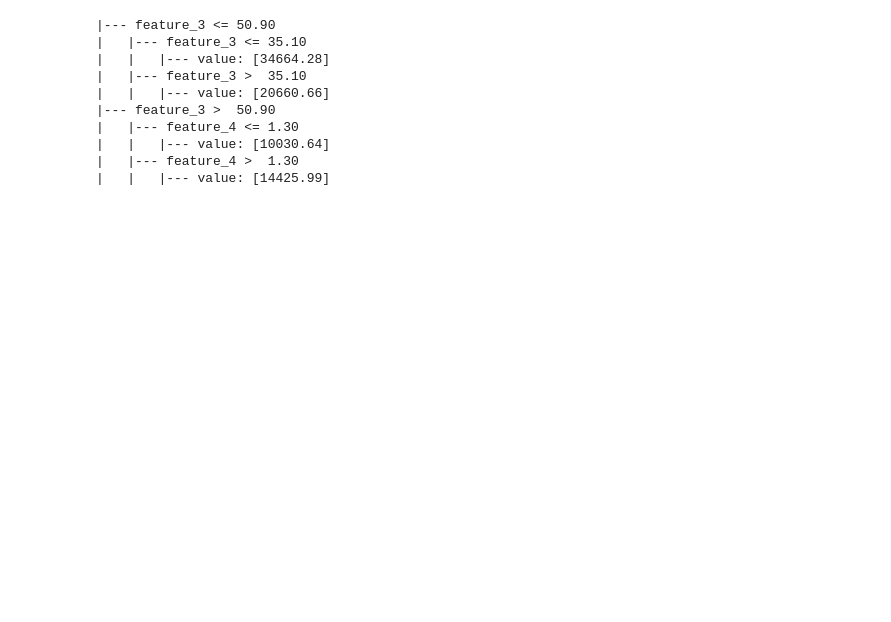
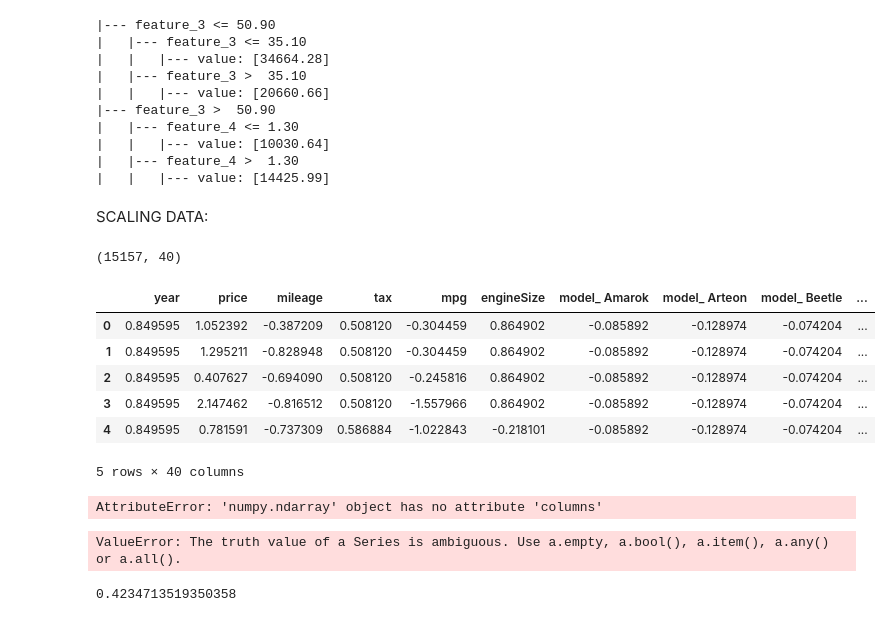
Before and after one commit to D3sert/Task2Regression, a Jupyter notebook: Regression.ipynb, the cells around one changed output. Saved outputs shown, nothing was run; the diff lists cells and outputs as text; code cells hidden in the pictures; blank space fills up the shorter version.

```diff
--- a/Regression.ipynb
+++ b/Regression.ipynb
@@ -303,3 +310,25 @@ print(tree.export_text(DTR))
 |   |   |--- value: [10030.64]
 |   |--- feature_4 >  1.30
 |   |   |--- value: [14425.99]
+# %% [markdown]
+SCALING DATA:
+# %%
+data_vw = pd.read_csv("Data/vw.csv")
+data_vw_expanded = pd.get_dummies(data_vw)
+# %%
+from sklearn.preprocessing import StandardScaler
+
+std = StandardScaler()
+data_vw_expanded_std = std.fit_transform(data_vw_expanded)
+data_vw_expanded_std = pd.DataFrame(data_vw_expanded_std, columns = data_vw_expanded.columns)
+print(data_vw_expanded_std.shape)
+data_vw_expanded_std.head()
+# %% [output]
+(15157, 40)
+|  | year | price | mileage | tax | mpg | engineSize | model_ Amarok | model_ Arteon | model_ Beetle | ... |
+| 0 | 0.849595 | 1.052392 | -0.387209 | 0.508120 | -0.304459 | 0.864902 | -0.085892 | -0.128974 | -0.074204 | ... |
+| 1 | 0.849595 | 1.295211 | -0.828948 | 0.508120 | -0.304459 | 0.864902 | -0.085892 | -0.128974 | -0.074204 | ... |
+| 2 | 0.849595 | 0.407627 | -0.694090 | 0.508120 | -0.245816 | 0.864902 | -0.085892 | -0.128974 | -0.074204 | ... |
+| 3 | 0.849595 | 2.147462 | -0.816512 | 0.508120 | -1.557966 | 0.864902 | -0.085892 | -0.128974 | -0.074204 | ... |
+| 4 | 0.849595 | 0.781591 | -0.737309 | 0.586884 | -1.022843 | -0.218101 | -0.085892 | -0.128974 | -0.074204 | ... |
+5 rows × 40 columns
@@ -305,0 +349,8 @@ print(tree.export_text(DTR))
+# %%
+std = StandardScaler()
+d_vw_scaled = std.fit_transform(d_vw)
+d_vw_scaled = pd.DataFrame(d_vw_scaled, columns = feat)
+print(d_vw_scaled.shape)
+d_vw_scaled.head()
+# %% [output]
+AttributeError: 'numpy.ndarray' object has no attribute 'columns'
@@ -305,0 +359,16 @@ print(tree.export_text(DTR))
+# %%
+# Initiating the Node
+root = NodeRegression(y_train, X_train, max_depth=2, min_samples_split=3)
+# Growing the tree
+root.grow_tree()
+# Printing tree
+root.print_tree()
+# %% [output]
+ValueError: The truth value of a Series is ambiguous. Use a.empty, a.bool(), a.item(), a.any() or a.all().
+# %%
+DTR = DecisionTreeRegressor(max_depth=2, min_samples_split=3)
+DTR.fit(X_train, y_train)
+y_pred = DTR.predict(X_test)
+mean_squared_error(y_test,y_pred)
+# %% [output]
+0.4234713519350358
```
Also changed, not shown: parts of 8 cells of this notebook, 3 other files.
